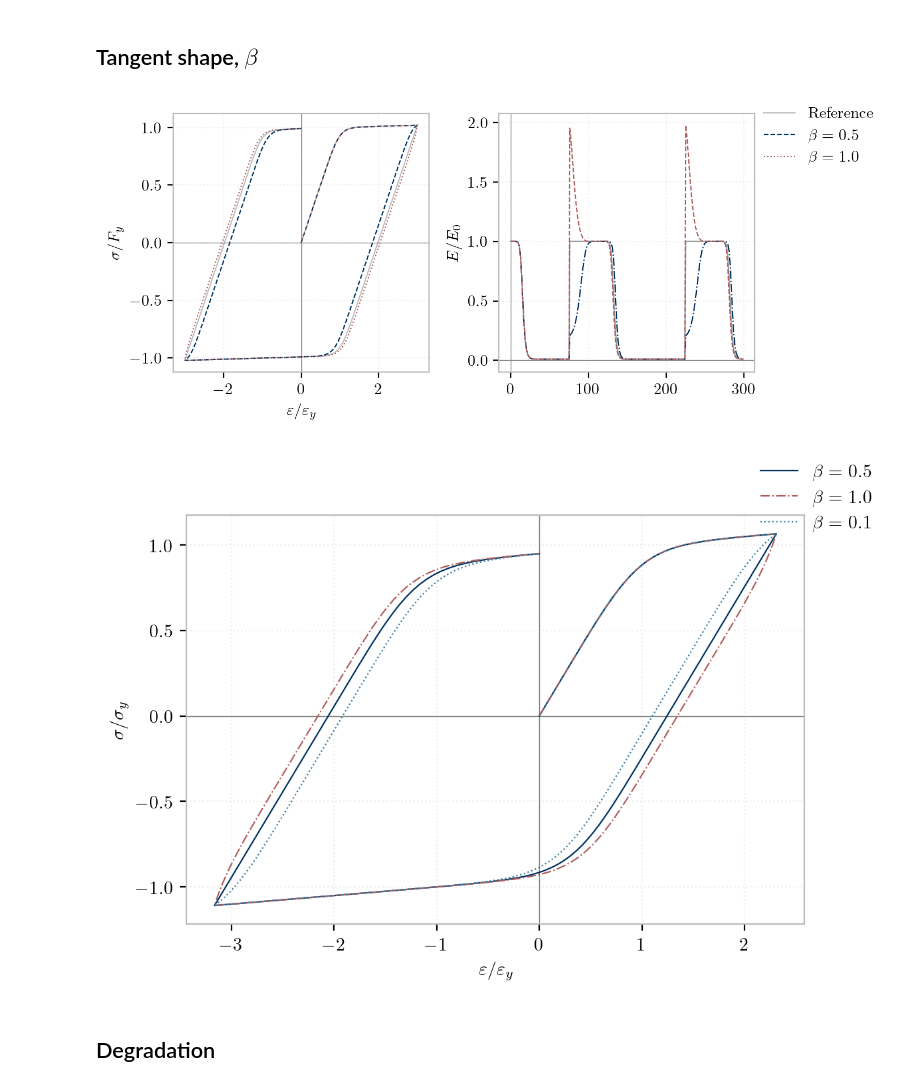
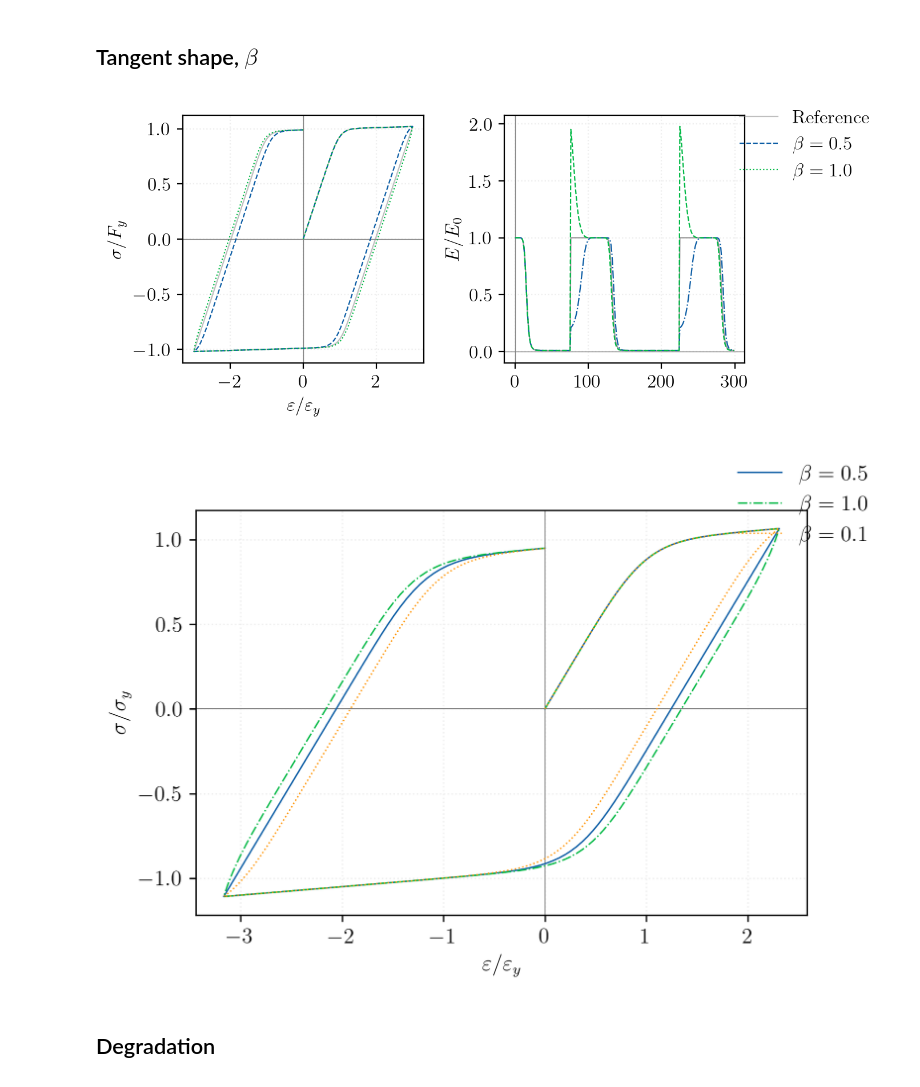
Before and after one commit to peer-open-source/benchmarks, a Jupyter notebook: benchmarks/material-0004/main.ipynb, the cells around one changed output. Cells and saved outputs as stored; diff of their text form; code cells hidden in the pictures.

```diff
--- a/benchmarks/material-0004/main.ipynb
+++ b/benchmarks/material-0004/main.ipynb
@@ -12,7 +13,7 @@ from xara.units.english import ksi
 # %%
 #<hide>
 try:
-    plt.style.use("veux-web")
+    plt.style.use("thesis")
 except:
     pass
 # %%
@@ -127,30 +128,31 @@ p.add(**material, beta=1.0, label=r"$\beta = 1.0$")
 p.fig.legend();
 p.fig.savefig("img/bouc-beta.png")
 # %% [output]
-[figure, old version]
+[figure, new version]
 # %%
 Bs  = 0.05                 # strain-hardening ratio
 
 strain = 3*np.sin(np.linspace(0, 2.0*np.pi, 300))*np.linspace(0.8, 1.1, 300)**2
 
 fig, ax = create_figure()
 n = 5
 
 with xara.UniaxialMaterial("BWBF", E=Es, Fy=Fy, alpha=Bs, n=n, beta=0.5) as m:
     stress = [m.getStress(e*Fy/Es, commit=True)/Fy for e in strain]
     ax.plot(strain, stress, "-", label=r"$\beta = 0.5$")
 
 with xara.UniaxialMaterial("BWBF", E=Es, Fy=Fy, alpha=Bs, n=n, beta=1.0) as m:
     stress = [m.getStress(e*Fy/Es, commit=True)/Fy for e in strain]
     ax.plot(strain, stress, "-.", label=r"$\beta = 1.0$")
 
 with xara.UniaxialMaterial("BWBF", E=Es, Fy=Fy, alpha=Bs, n=n, beta=0.2) as m:
     stress = [m.getStress(e*Fy/Es, commit=True)/Fy for e in strain]
     ax.plot(strain, stress, ":", label=r"$\beta = 0.1$")
 
+ax.grid(True)
 fig.legend();
 # %% [output]
-[figure, old version]
+[figure, new version]
 # %% [markdown]
 ## Degradation
 # %%
```
Also changed, not shown: parts of 8 cells of this notebook.
